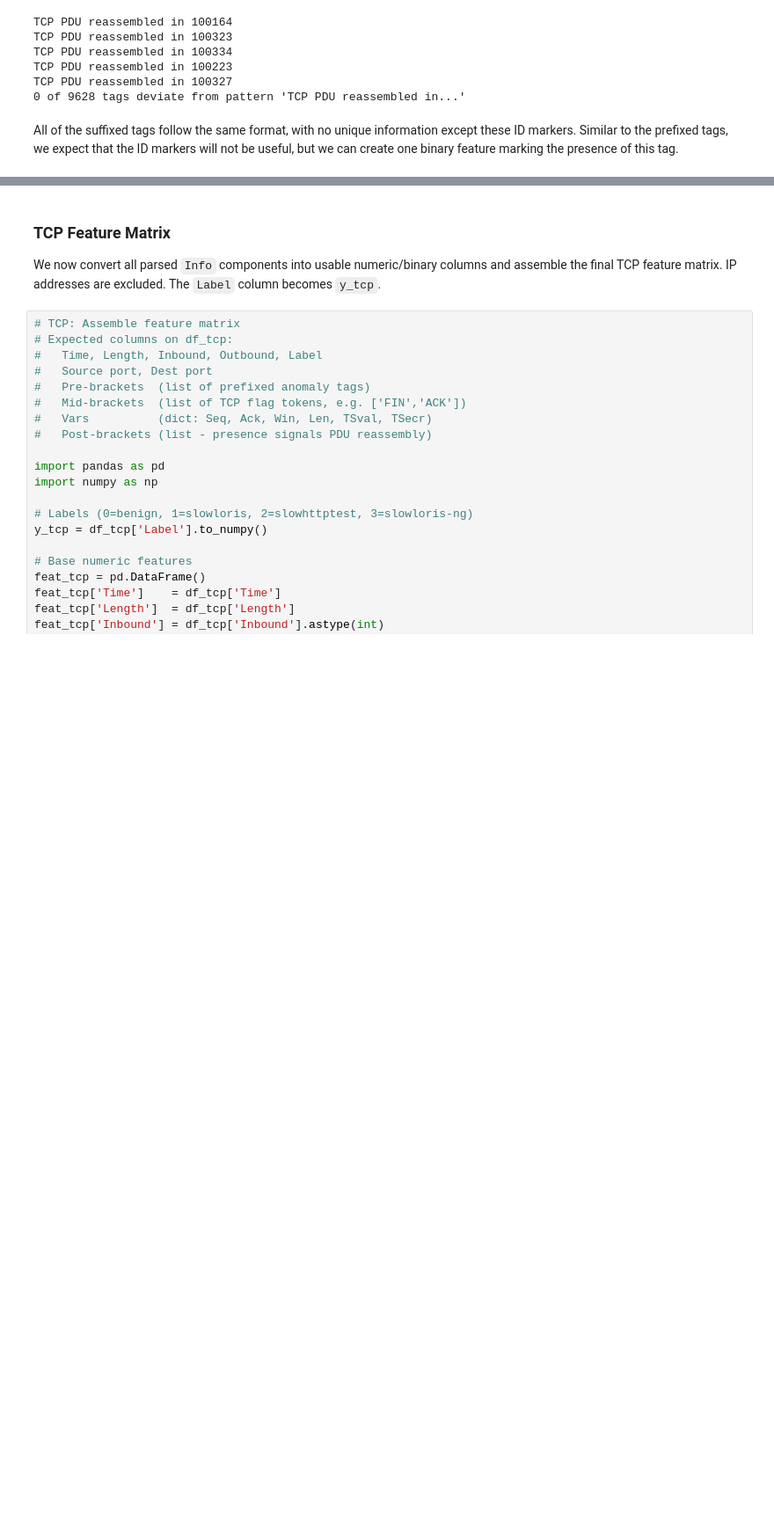
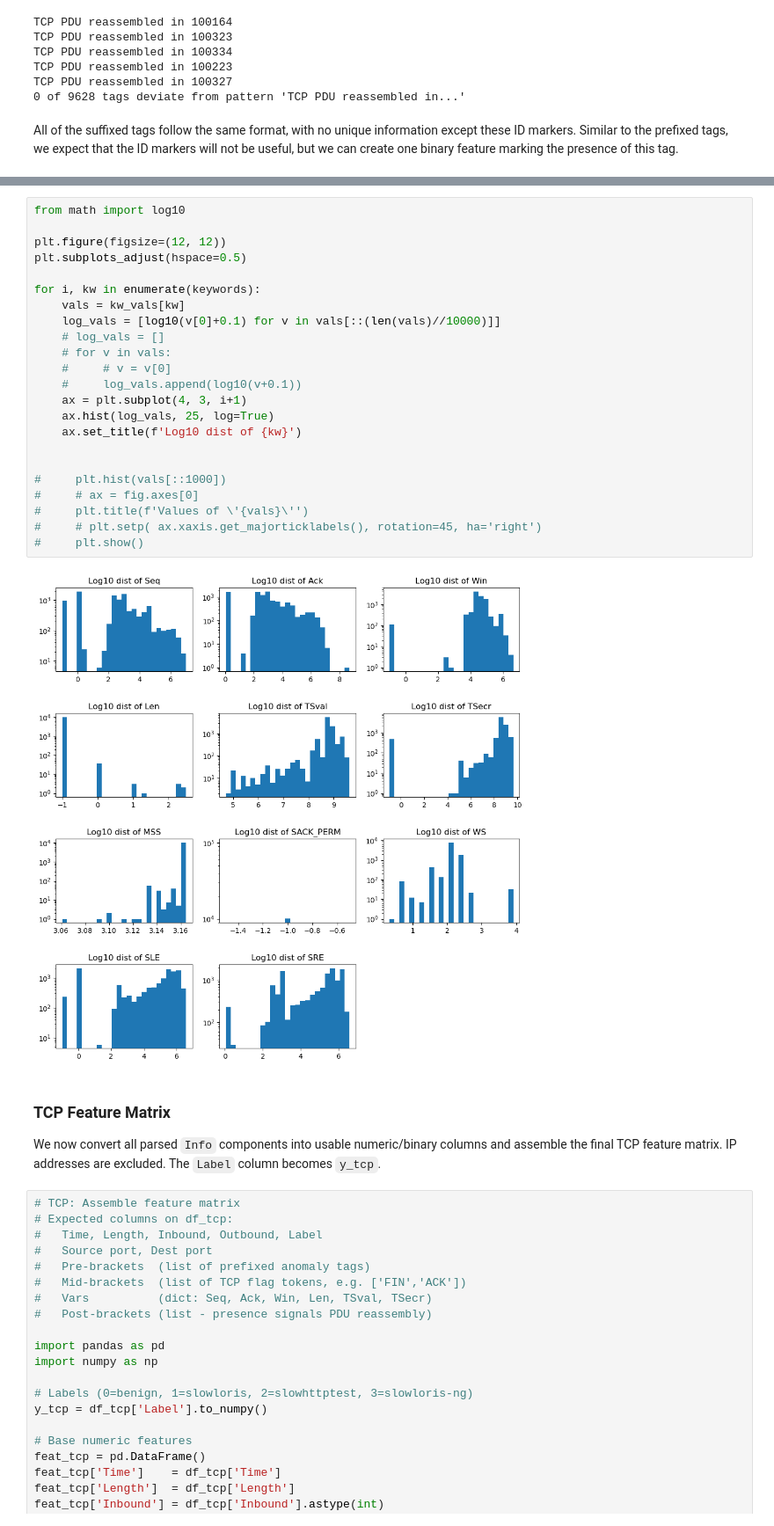
Before and after one commit to anders520/DoS-Classifier, a Jupyter notebook: classifier.ipynb, the cells around one changed output, grey strips where cells are left out. Shown at 88% size. Cells and saved outputs as stored; diff of their text form; blank space fills up the shorter version.

```diff
--- a/classifier.ipynb
+++ b/classifier.ipynb
@@ -589,3 +618,28 @@ All of the suffixed tags follow the same format, with no unique information exce
+# %%
+from math import log10
+
+plt.figure(figsize=(12, 12))
+plt.subplots_adjust(hspace=0.5)
+
+for i, kw in enumerate(keywords):
+    vals = kw_vals[kw]
+    log_vals = [log10(v[0]+0.1) for v in vals[::(len(vals)//10000)]]
+    # log_vals = []
+    # for v in vals:
+    #     # v = v[0]
+    #     log_vals.append(log10(v+0.1))
+    ax = plt.subplot(4, 3, i+1)
+    ax.hist(log_vals, 25, log=True)
+    ax.set_title(f'Log10 dist of {kw}')
+
+
+#     plt.hist(vals[::1000])
+#     # ax = fig.axes[0]
+#     plt.title(f'Values of \'{vals}\'')
+#     # plt.setp( ax.xaxis.get_majorticklabels(), rotation=45, ha='right')
+#     plt.show()
+# %% [output]
+[figure, added]
 # %% [markdown]
 ### TCP Feature Matrix
 
```
Also changed, not shown: parts of 2 cells of this notebook.
